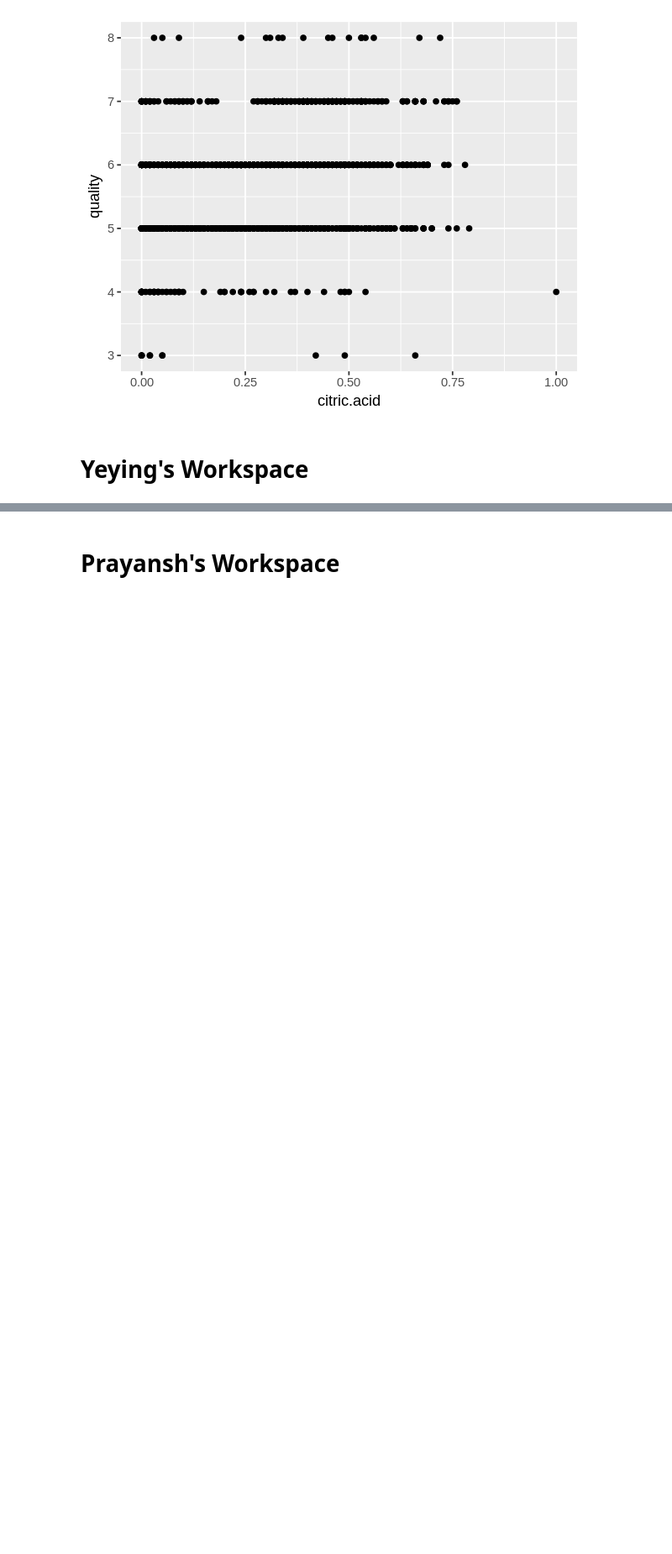
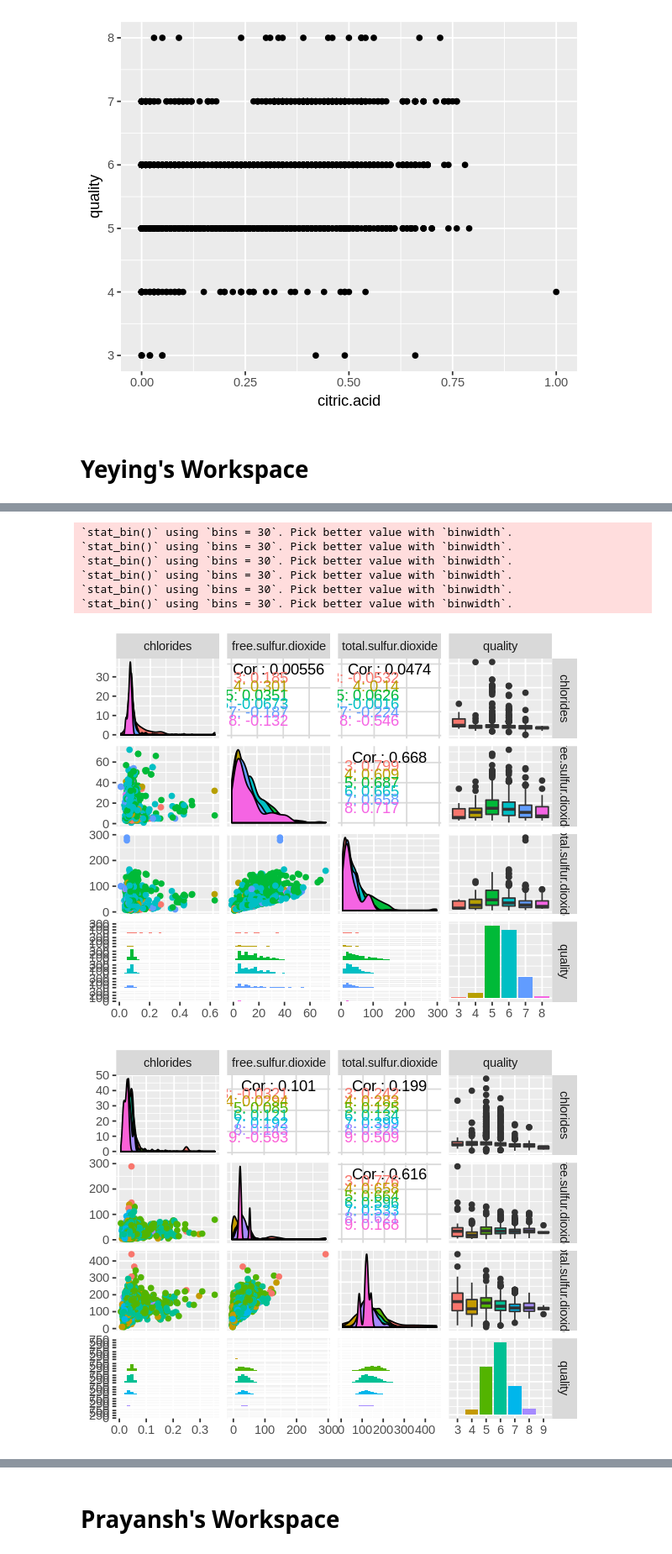
Before and after one commit to ivan-fediaev/DSCI-project, a Jupyter notebook: Project.ipynb, the cells around one changed output, grey strips where cells are left out. Shown at 84% size. Drawn from its saved outputs; the diff is of its cells as text; code cells hidden in the pictures; blank space fills up the shorter version.

```diff
--- a/Project.ipynb
+++ b/Project.ipynb
@@ -356,0 +405,20 @@ plot_ca
+# %%
+red_var <- red_data %>%
+    select(chlorides:total.sulfur.dioxide, quality)
+red_var$quality <- as.factor(red_var$quality)
+
+white_var <- white_var %>%
+    select(chlorides:total.sulfur.dioxide, quality)
+white_var$quality <- as.factor(white_var$quality)
+
+ggpairs(red_var, mapping = ggplot2::aes(colour = quality))
+ggpairs(white_var, mapping = ggplot2::aes(colour = quality))
+# %% [output]
+`stat_bin()` using `bins = 30`. Pick better value with `binwidth`.
+`stat_bin()` using `bins = 30`. Pick better value with `binwidth`.
+`stat_bin()` using `bins = 30`. Pick better value with `binwidth`.
+`stat_bin()` using `bins = 30`. Pick better value with `binwidth`.
+`stat_bin()` using `bins = 30`. Pick better value with `binwidth`.
+`stat_bin()` using `bins = 30`. Pick better value with `binwidth`.
+[figure, added]
+[figure, added]
```
Also changed, not shown: parts of 12 cells of this notebook.
